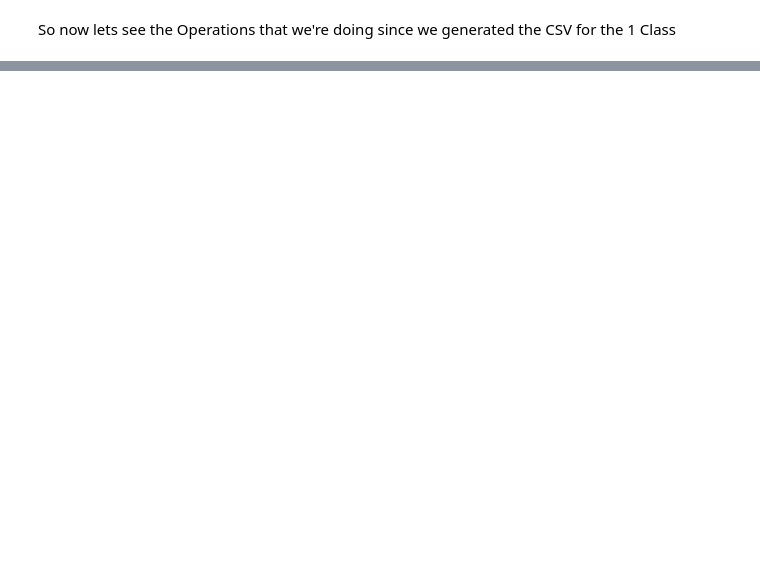
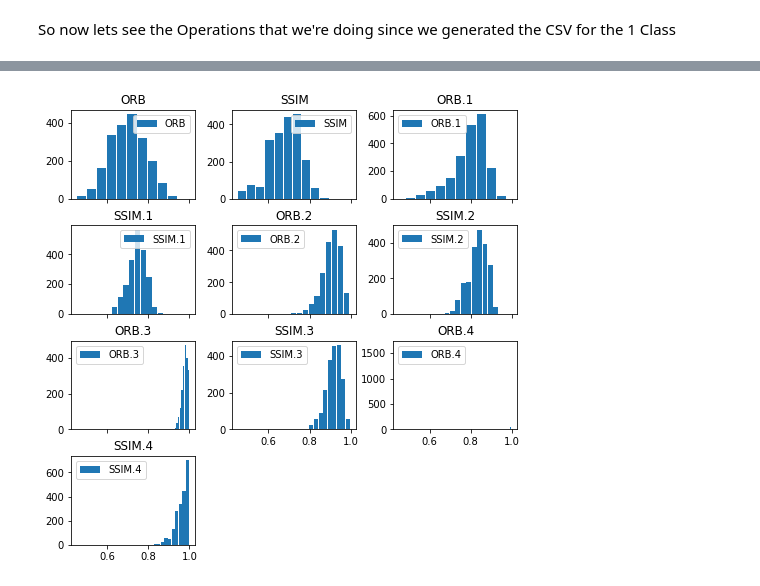
Before and after one commit to arnavd2001/iiitb_cnn, a Jupyter notebook: csvvisn.ipynb, the cells around one changed output, grey strips where cells are left out. Drawn from its saved outputs; the diff is of its cells as text; code cells hidden in the pictures; blank space fills up the shorter version.

```diff
--- a/csvvisn.ipynb
+++ b/csvvisn.ipynb
@@ -48,0 +38,5 @@ data1.describe()
+# %%
+df2 = pd.read_csv('/content/iiitb_cnn/Image Similarity Values/img2_orbssim.csv')
+ax2 = df2.hist( bins=10, grid=False, figsize=(8,8), sharex=True, zorder=2, rwidth=0.9, xlabelsize=10, ylabelsize=10, legend = True, )
+# %% [output]
+[figure, added]
```
Also changed, not shown: parts of 24 cells of this notebook.
